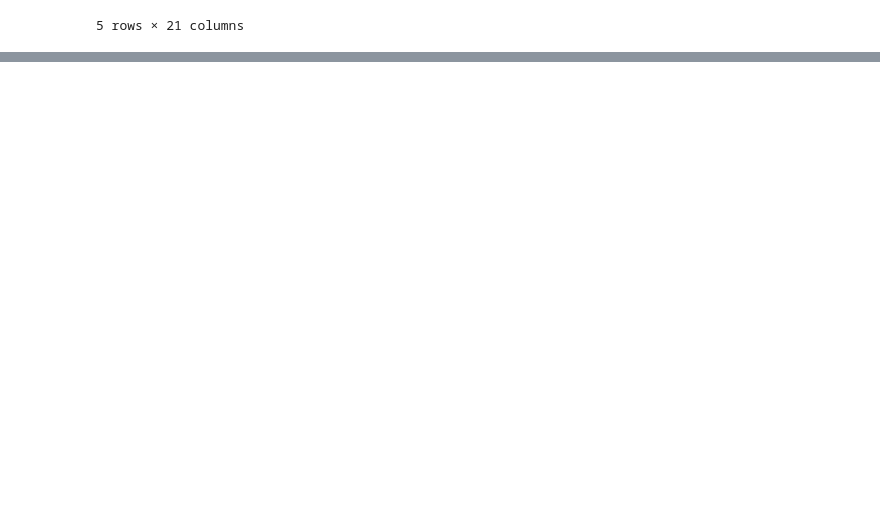
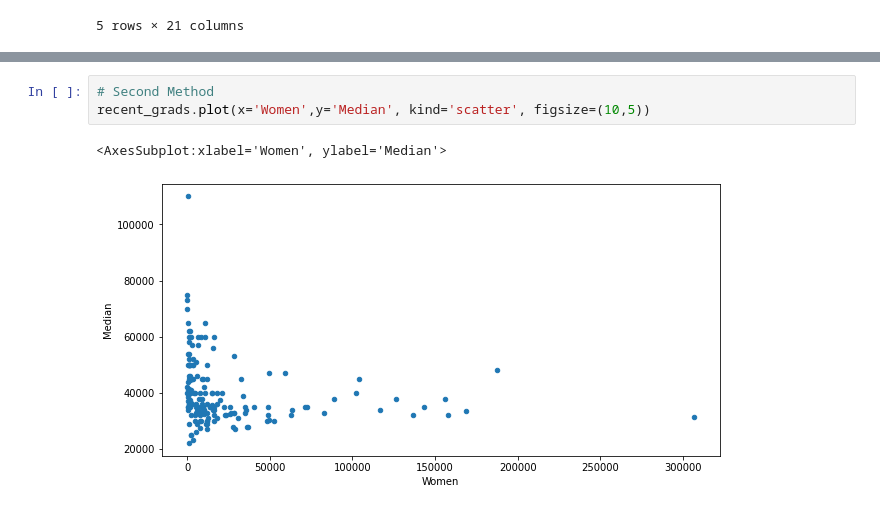
Before and after one commit to tayyabsarfraz/Introduction-to-Data-Analyst-and-Data-Science, a Jupyter notebook: Module no 02- Python for Data Scientists/02 - Pandas for Data Scientists/Lec-2.10(Pandas-01-From-Python-Dictionary-to-Pandas-Dataframe).ipynb, the cells around one changed output, grey strips where cells are left out. Saved outputs shown, nothing was run; the diff lists cells and outputs as text; blank space fills up the shorter version.

```diff
--- a/Module no 02- Python for Data Scientists/02 - Pandas for Data Scientists/Lec-2.10(Pandas-01-From-Python-Dictionary-to-Pandas-Dataframe).ipynb
+++ b/Module no 02- Python for Data Scientists/02 - Pandas for Data Scientists/Lec-2.10(Pandas-01-From-Python-Dictionary-to-Pandas-Dataframe).ipynb
@@ -485,0 +664,6 @@ recent_grads.sort_values()
+# %%
+# Second Method
+recent_grads.plot(x='Women',y='Median', kind='scatter', figsize=(10,5))
+# %% [output]
+<AxesSubplot:xlabel='Women', ylabel='Median'>
+[figure, added]
```
Also changed, not shown: parts of 78 cells of this notebook.
